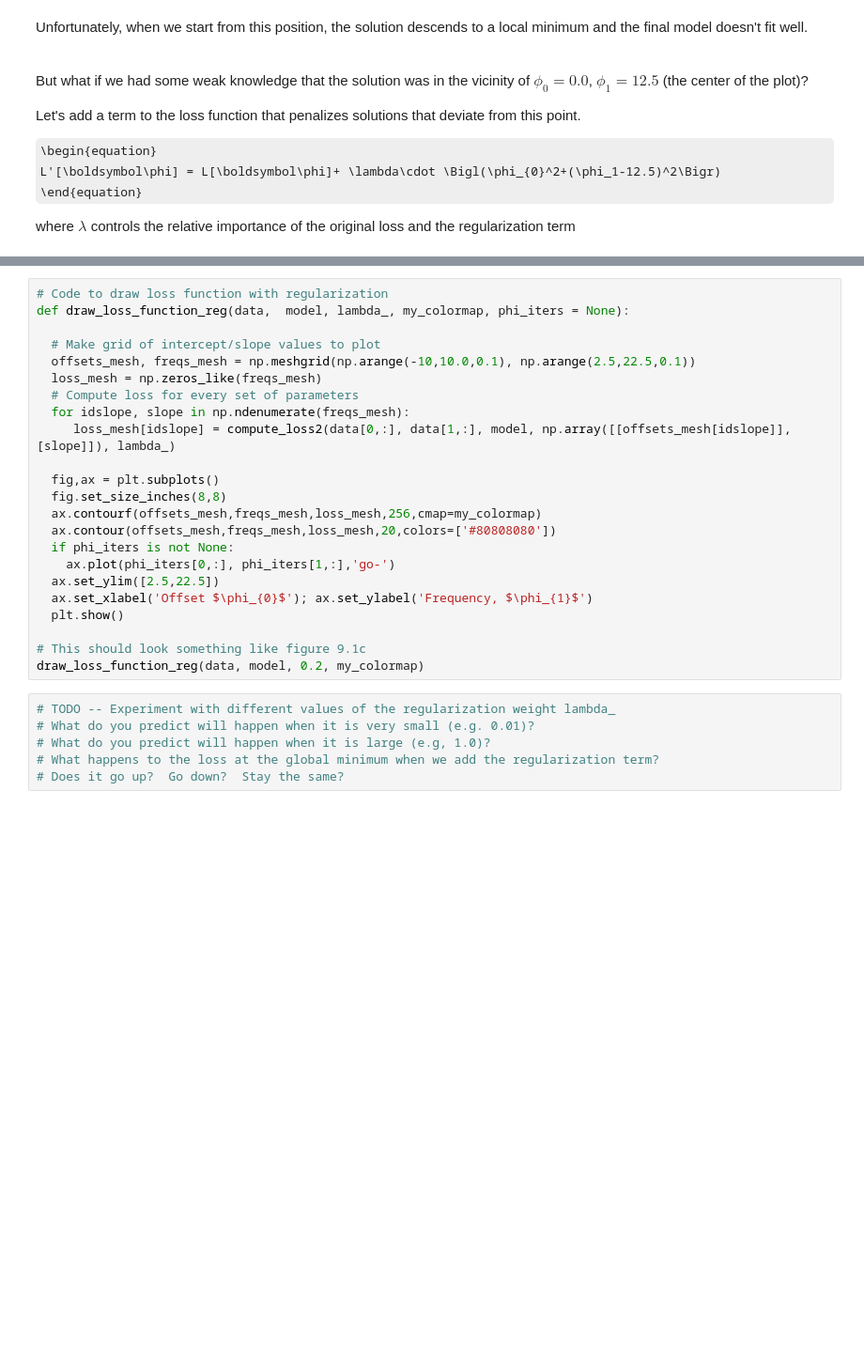
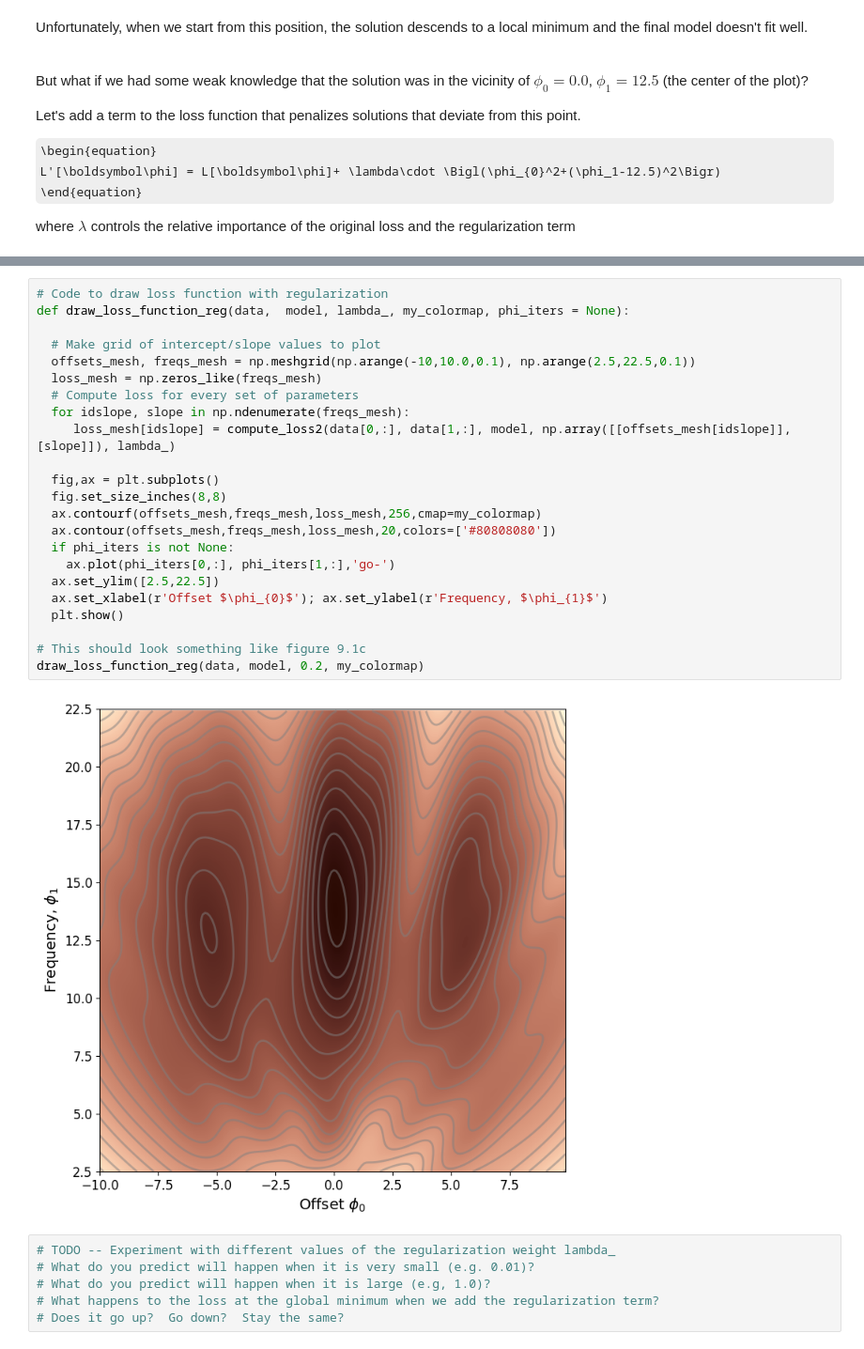
Before and after one commit to pcagas/udlbook, a Jupyter notebook: Notebooks/Chap09/9_1_L2_Regularization.ipynb, the cells around one changed output, grey strips where cells are left out. Shown at 94% size. Drawn from its saved outputs; the diff is of its cells as text; some formulas as TeX source; blank space fills up the shorter version.

```diff
--- a/Notebooks/Chap09/9_1_L2_Regularization.ipynb
+++ b/Notebooks/Chap09/9_1_L2_Regularization.ipynb
@@ -218,26 +231,28 @@ draw_reg_function()
 # %%
 # Code to draw loss function with regularization
 def draw_loss_function_reg(data,  model, lambda_, my_colormap, phi_iters = None):
 
   # Make grid of intercept/slope values to plot
   offsets_mesh, freqs_mesh = np.meshgrid(np.arange(-10,10.0,0.1), np.arange(2.5,22.5,0.1))
   loss_mesh = np.zeros_like(freqs_mesh)
   # Compute loss for every set of parameters
   for idslope, slope in np.ndenumerate(freqs_mesh):
      loss_mesh[idslope] = compute_loss2(data[0,:], data[1,:], model, np.array([[offsets_mesh[idslope]], [slope]]), lambda_)
 
   fig,ax = plt.subplots()
   fig.set_size_inches(8,8)
   ax.contourf(offsets_mesh,freqs_mesh,loss_mesh,256,cmap=my_colormap)
   ax.contour(offsets_mesh,freqs_mesh,loss_mesh,20,colors=['#80808080'])
   if phi_iters is not None:
     ax.plot(phi_iters[0,:], phi_iters[1,:],'go-')
   ax.set_ylim([2.5,22.5])
-  ax.set_xlabel('Offset $\phi_{0}$'); ax.set_ylabel('Frequency, $\phi_{1}$')
+  ax.set_xlabel(r'Offset $\phi_{0}$'); ax.set_ylabel(r'Frequency, $\phi_{1}$')
   plt.show()
 
 # This should look something like figure 9.1c
 draw_loss_function_reg(data, model, 0.2, my_colormap)
+# %% [output]
+[figure, added]
 # %%
 # TODO -- Experiment with different values of the regularization weight lambda_
 # What do you predict will happen when it is very small (e.g. 0.01)?
```
Also changed, not shown: parts of 8 cells of this notebook, 6 other files.
